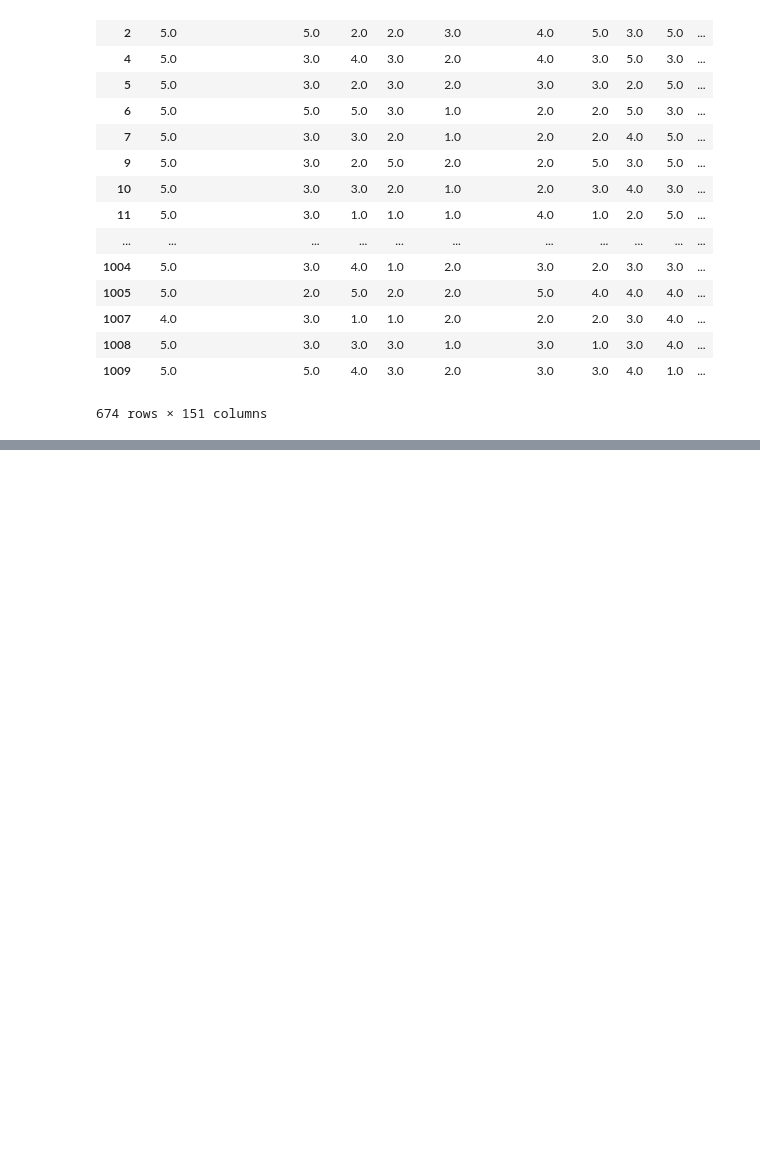
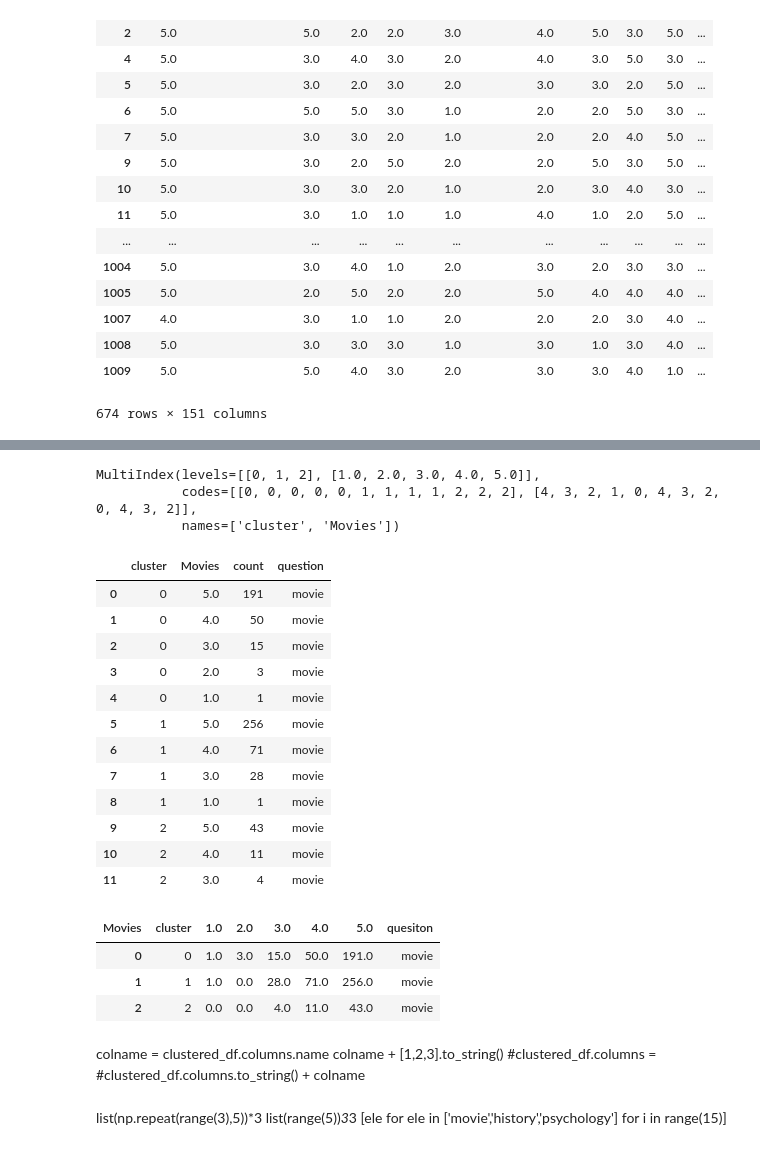
Before and after one commit to ucdavis/ECS272-Winter2020, a Jupyter notebook: Assignment4/sumukherjee/backend.ipynb, the cells around one changed output, grey strips where cells are left out. Cells and saved outputs as stored; diff of their text form; code cells hidden in the pictures; blank space fills up the shorter version.

```diff
--- a/Assignment4/sumukherjee/backend.ipynb
+++ b/Assignment4/sumukherjee/backend.ipynb
@@ -161,0 +212,32 @@ X2.shape
+# %%
+defaultdict_sample = {"":0,"2.0":0,"3.0":0}
+movie_df= young_music_full.groupby('cluster')['Movies'].value_counts().fillna(0)#.agg(lambda x: x.value_counts(sort=False).to_dict(into=defaultdict_sample))
+# %%
+movie_df.values
+movie_df.index
+# %% [output]
+MultiIndex(levels=[[0, 1, 2], [1.0, 2.0, 3.0, 4.0, 5.0]],
+           codes=[[0, 0, 0, 0, 0, 1, 1, 1, 1, 2, 2, 2], [4, 3, 2, 1, 0, 4, 3, 2, 0, 4, 3, 2]],
+           names=['cluster', 'Movies'])
+# %%
+a = pd.DataFrame(movie_df)
+a.columns = ['count']
+a['question'] = 'movie'
+a.reset_index(inplace=True)
+#[(0,4.0)]
+# %%
+a#[['cluster','question','Movies','count']]
+# %% [output]
+|  | cluster | Movies | count | question |
+| 0 | 0 | 5.0 | 191 | movie |
+| 1 | 0 | 4.0 | 50 | movie |
+| 2 | 0 | 3.0 | 15 | movie |
+| 3 | 0 | 2.0 | 3 | movie |
+| 4 | 0 | 1.0 | 1 | movie |
+| 5 | 1 | 5.0 | 256 | movie |
+| 6 | 1 | 4.0 | 71 | movie |
+| 7 | 1 | 3.0 | 28 | movie |
+| 8 | 1 | 1.0 | 1 | movie |
+| 9 | 2 | 5.0 | 43 | movie |
+| 10 | 2 | 4.0 | 11 | movie |
+| 11 | 2 | 3.0 | 4 | movie |
@@ -161,0 +248,15 @@ X2.shape
+# %%
+#new = pd.DataFrame(movie_df.unstack()).reset_index()
+movie_df = movie_df.reset_index()
+movie_df['quesiton']='movie'
+movie_df['group'] = movie_df[]
+# %% [output]
+| Movies | cluster | 1.0 | 2.0 | 3.0 | 4.0 | 5.0 | quesiton |
+| 0 | 0 | 1.0 | 3.0 | 15.0 | 50.0 | 191.0 | movie |
+| 1 | 1 | 1.0 | 0.0 | 28.0 | 71.0 | 256.0 | movie |
+| 2 | 2 | 0.0 | 0.0 | 4.0 | 11.0 | 43.0 | movie |
+# %% [markdown]
+colname = clustered_df.columns.name
+colname + [1,2,3].to_string()
+#clustered_df.columns =
+#clustered_df.columns.to_string() + colname
@@ -161,0 +273,4 @@ X2.shape
+# %% [markdown]
+list(np.repeat(range(3),5))*3
+list(range(5))*3*3
+[ele for ele in ['movie','history','psychology'] for i in range(15)]
```
Also changed, not shown: parts of 20 cells of this notebook, 2 other files.
